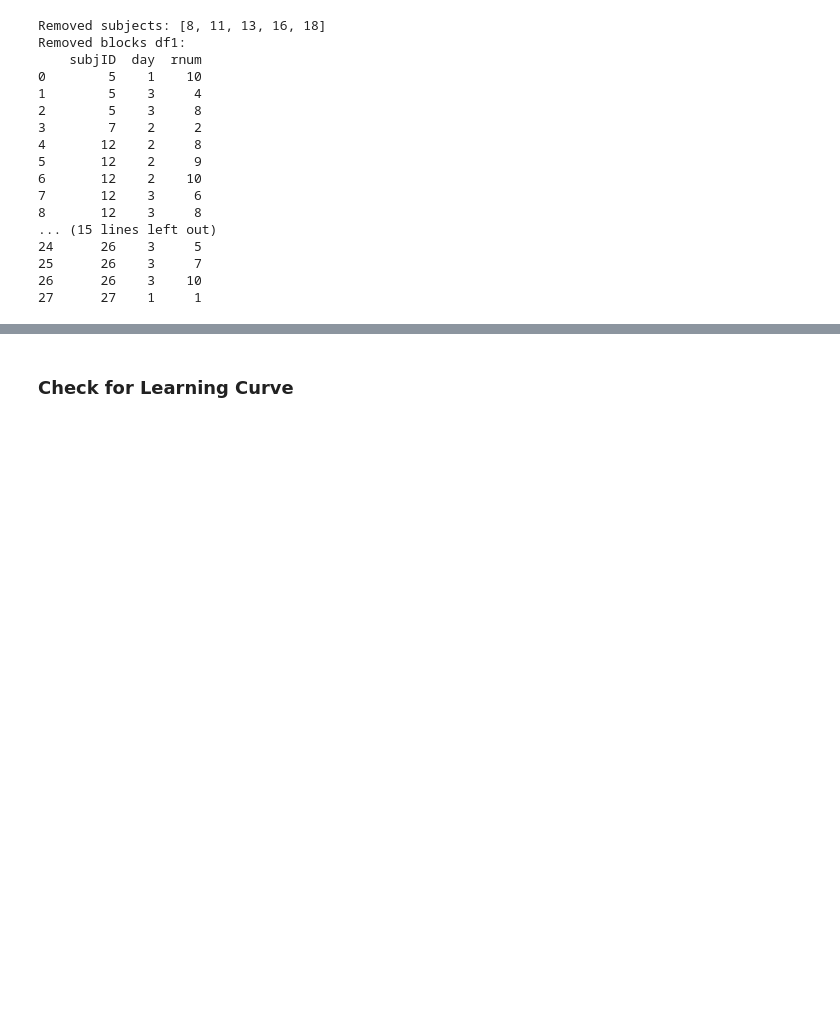
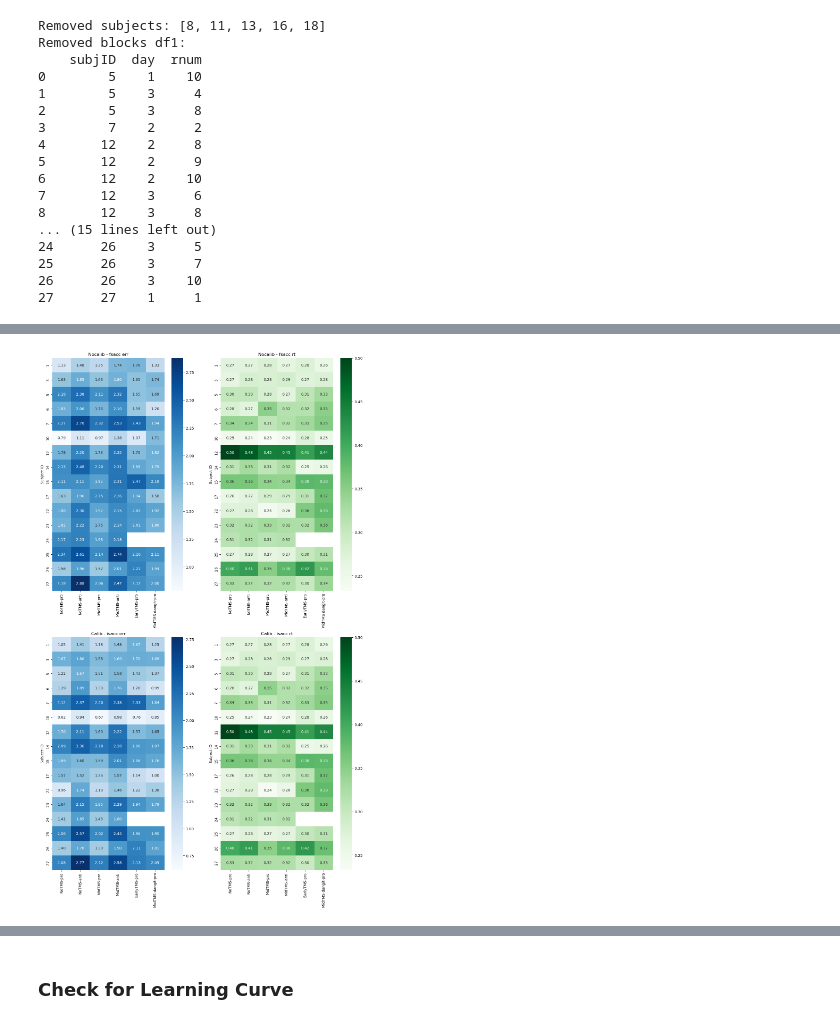
Before and after one commit to mindemory/mgs_stimul, a Jupyter notebook: mgsAnalysis/analysisEye/main.ipynb, the cells around one changed output, grey strips where cells are left out. Saved outputs shown, nothing was run; the diff lists cells and outputs as text; code cells hidden in the pictures; blank space fills up the shorter version.

```diff
--- a/mgsAnalysis/analysisEye/main.ipynb
+++ b/mgsAnalysis/analysisEye/main.ipynb
@@ -338,37 +361,39 @@ desired_order = [
 ]
 
 p_calib_block = data_calib.pivot_table(index='subjID', columns=['Condition', 'Type'], values='ierr')
 p_calib_block = p_calib_block.reindex(desired_order, axis=1)
 p_calib_trial = data_calib.pivot_table(index='subjID', columns=['Condition', 'Type'], values='isacc_rt')
 p_calib_trial = p_calib_trial.reindex(desired_order, axis=1)
 p_nocalib_block = data_nocalib.pivot_table(index='subjID', columns=['Condition', 'Type'], values='ierr')
 p_nocalib_block = p_nocalib_block.reindex(desired_order, axis=1)
 p_nocalib_trial = data_nocalib.pivot_table(index='subjID', columns=['Condition', 'Type'], values='isacc_rt')
 p_nocalib_trial = p_nocalib_trial.reindex(desired_order, axis=1)
 
 fig, axs = plt.subplots(2, 2, figsize=(15, 25))
 
 sns.heatmap(p_calib_block, cmap='Blues', annot=True, fmt='.2f', ax=axs[1, 0])
-axs[1, 0].set_title('Calib - Block Count')
+axs[1, 0].set_title('Calib - isacc err')
 axs[1, 0].set_xlabel('')
 axs[1, 0].set_ylabel('Subject ID')
 
 sns.heatmap(p_calib_trial, cmap='Greens', annot=True, fmt='.2f', ax=axs[1, 1])
-axs[1, 1].set_title('Calib - Trial Count')
+axs[1, 1].set_title('Calib - isacc rt')
 axs[1, 1].set_xlabel('')
 axs[1, 1].set_ylabel('Subject ID')
 
 sns.heatmap(p_nocalib_block, cmap='Blues', annot=True, fmt='.2f', ax=axs[0, 0])
-axs[0, 0].set_title('Nocalib - Block Count')
+axs[0, 0].set_title('Nocalib - fsacc err')
 axs[0, 0].set_xlabel('')
 axs[0, 0].set_ylabel('Subject ID')
 
 sns.heatmap(p_nocalib_trial, cmap='Greens', annot=True, fmt='.2f', ax=axs[0, 1])
-axs[0, 1].set_title('Nocalib - Trial Count')
+axs[0, 1].set_title('Nocalib - fsacc rt')
 axs[0, 1].set_xlabel('')
 axs[0, 1].set_ylabel('Subject ID')
 
 plt.show()
+# %% [output]
+[figure, added]
 # %%
 daywise_trend(df_calib_filt, df_calib_all5_filt, df_nocalib_filt, df_nocalib_all5_filt, sub_list_filt, 'ierr')
 # %%
```
Also changed, not shown: parts of 12 cells of this notebook.
